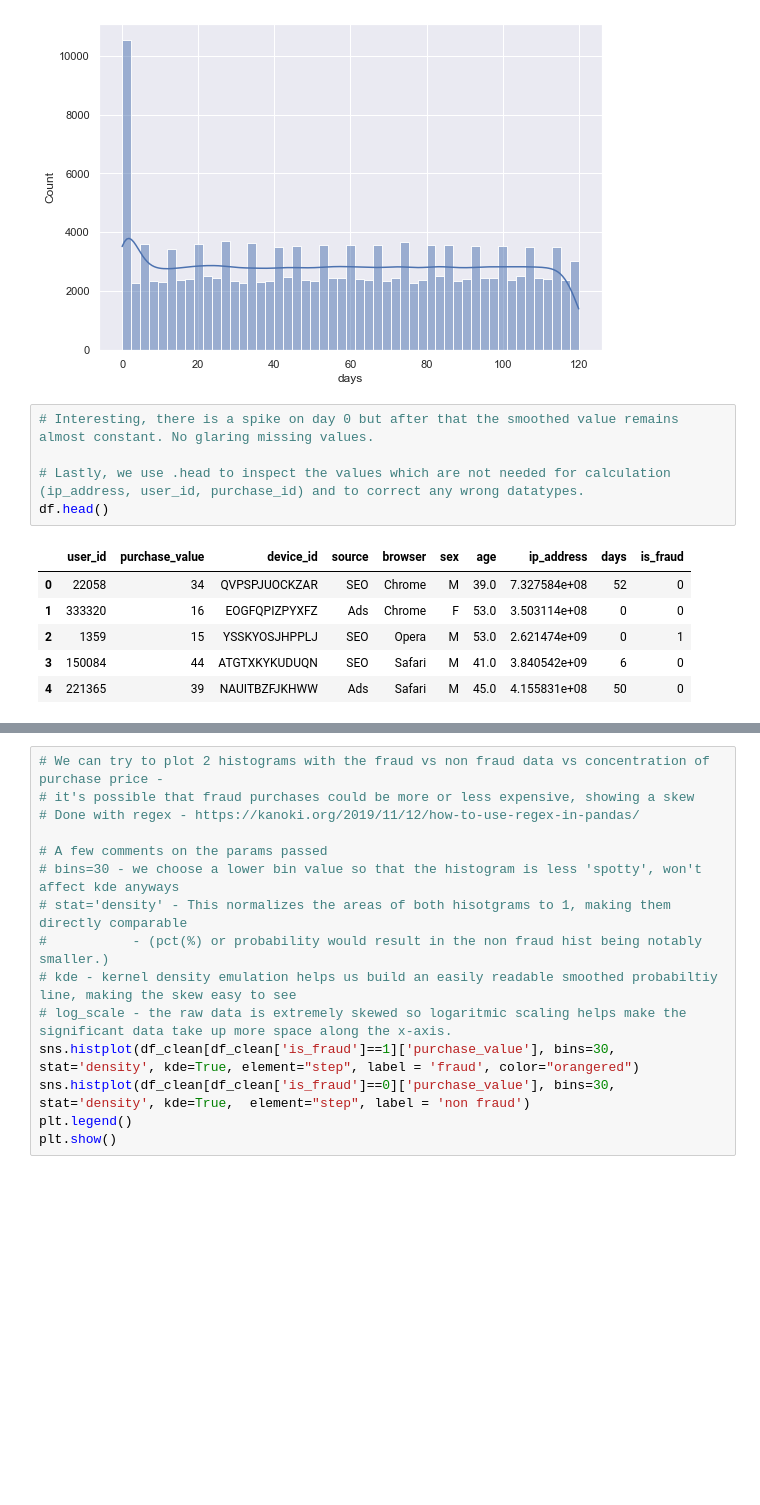
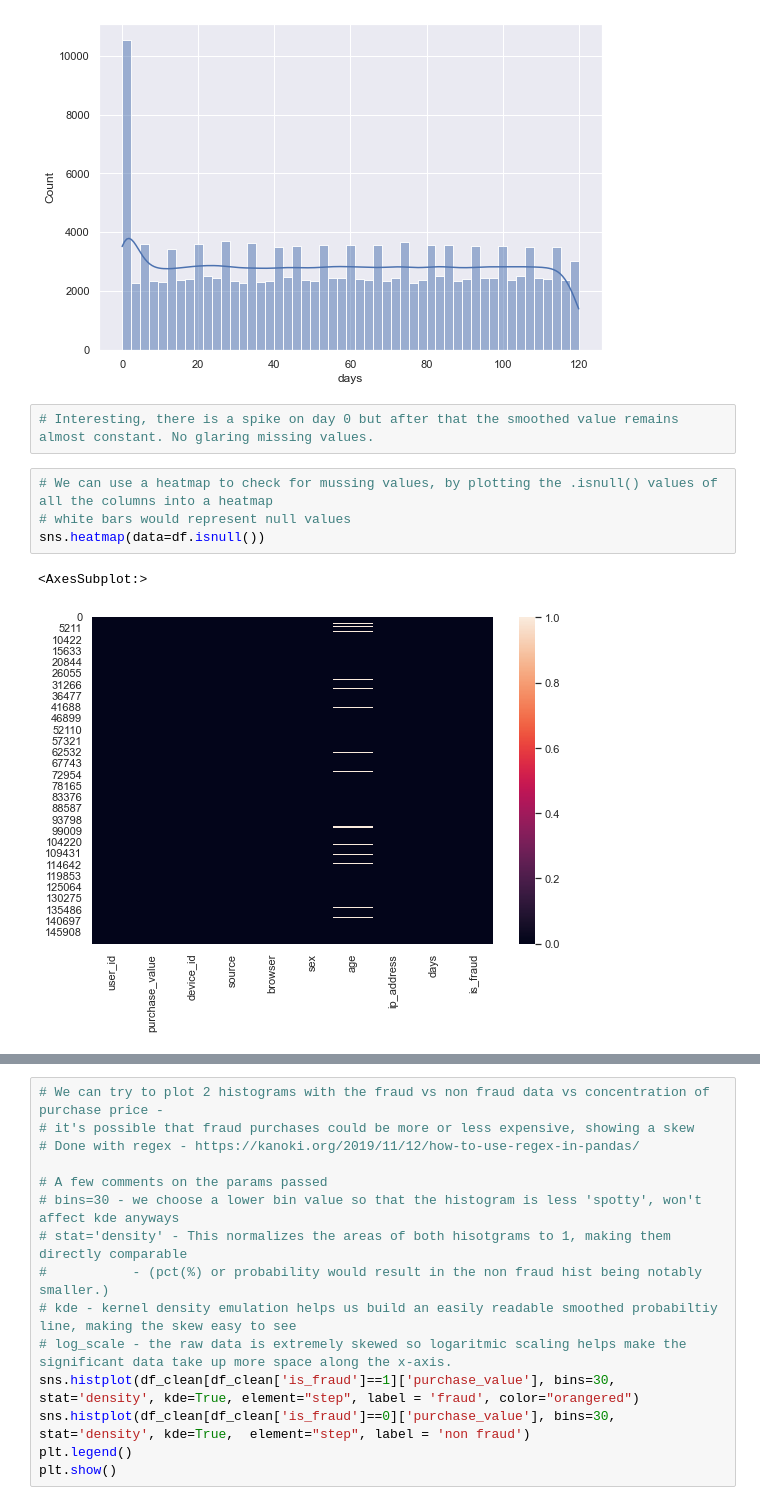
Before and after one commit to TeoTzeShuen/school, a Jupyter notebook: Individual Project/project.ipynb, the cells around one changed output, grey strips where cells are left out. Saved outputs shown, nothing was run; the diff lists cells and outputs as text; blank space fills up the shorter version.

```diff
--- a/Individual Project/project.ipynb
+++ b/Individual Project/project.ipynb
@@ -138,13 +139,10 @@ sns.histplot(df['days'], kde=True)
 [figure]
 # %%
 # Interesting, there is a spike on day 0 but after that the smoothed value remains almost constant. No glaring missing values.
-
-# Lastly, we use .head to inspect the values which are not needed for calculation (ip_address, user_id, purchase_id) and to correct any wrong datatypes.
-df.head()
-# %% [output]
-|  | user_id | purchase_value | device_id | source | browser | sex | age | ip_address | days | is_fraud |
-| 0 | 22058 | 34 | QVPSPJUOCKZAR | SEO | Chrome | M | 39.0 | 7.327584e+08 | 52 | 0 |
-| 1 | 333320 | 16 | EOGFQPIZPYXFZ | Ads | Chrome | F | 53.0 | 3.503114e+08 | 0 | 0 |
-| 2 | 1359 | 15 | YSSKYOSJHPPLJ | SEO | Opera | M | 53.0 | 2.621474e+09 | 0 | 1 |
-| 3 | 150084 | 44 | ATGTXKYKUDUQN | SEO | Safari | M | 41.0 | 3.840542e+09 | 6 | 0 |
-| 4 | 221365 | 39 | NAUITBZFJKHWW | Ads | Safari | M | 45.0 | 4.155831e+08 | 50 | 0 |
+# %%
+# We can use a heatmap to check for mussing values, by plotting the .isnull() values of all the columns into a heatmap
+# white bars would represent null values
+sns.heatmap(data=df.isnull())
+# %% [output]
+<AxesSubplot:>
+[figure, added]
```
Also changed, not shown: parts of 10 cells of this notebook.
